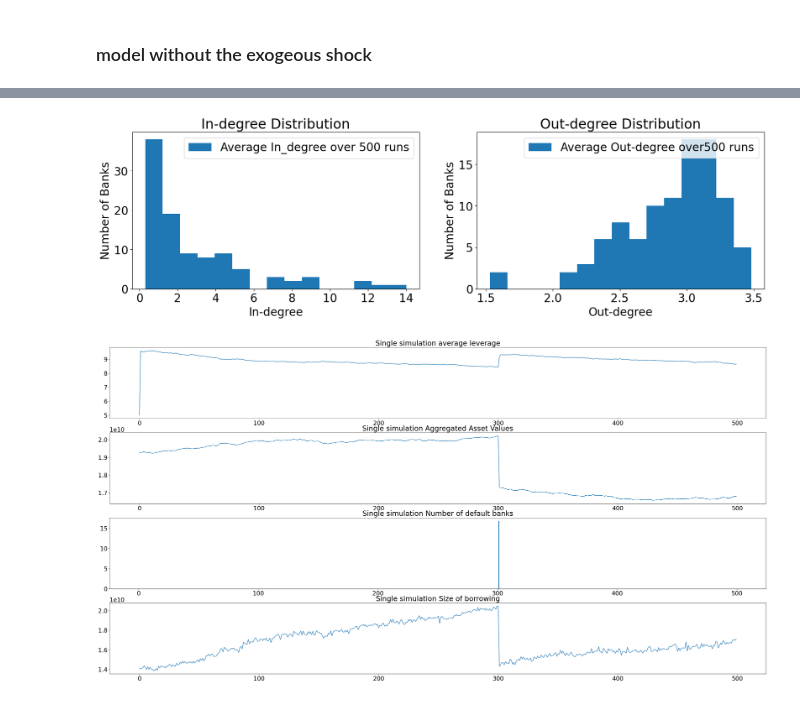
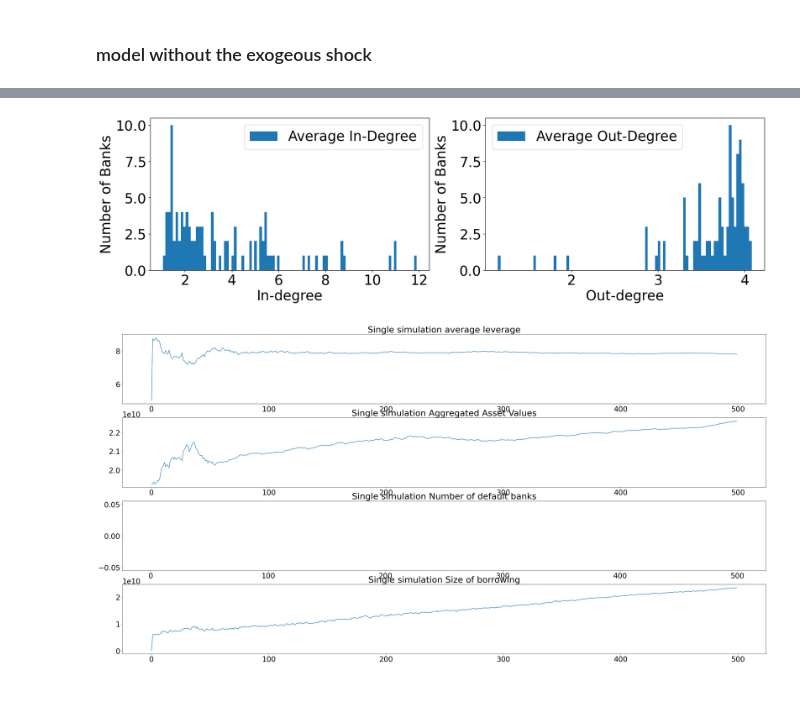
Before and after one commit to dongxulee/balanceSheet, a Jupyter notebook: bankingSystem.ipynb, the cells around one changed output, grey strips where cells are left out. Drawn from its saved outputs; the diff is of its cells as text; code cells hidden in the pictures.

Commit message:
base model

```diff
--- a/bankingSystem.ipynb
+++ b/bankingSystem.ipynb
@@ -10,8 +10,8 @@ warnings.filterwarnings('ignore')
 %load_ext autoreload
 %autoreload 2
 %pylab inline
-pylab.rcParams['figure.figsize'] = (10, 10)
-pylab.rcParams['font.size'] = 20
+pylab.rcParams['figure.figsize'] = (16, 8)
+pylab.rcParams['font.size'] = 25
 
 # start from here
 bankFile = "balanceSheetAnalysis/banksData_2022.csv"
@@ -20,7 +20,7 @@ params = {"banksFile" : bankFile, # csv file used to initialize the bank agents
                  "depositReserve": 0.2, # capital reserve as a ratio of deposit
                  "num_borrowing": 5, # number of borrowing request per bank per step
                  "sizeOfBorrowing": 1.0, # size of borrowing as a ratio of equity capital
-                 "concentrationParameter": np.load("concentrationParams.npy"), # concentration parameter for the dirichlet distribution
+                 "concentrationParameter": None, # np.load("concentrationParams.npy"), # concentration parameter for the dirichlet distribution
                  "num_banks": 100, # number of banks in the system
                  "alpha" : 0.5,    # portfolio recovery rate
                  "beta" : 0.9,     # interbank loan recovery rate
@@ -29,6 +29,6 @@ params = {"banksFile" : bankFile, # csv file used to initialize the bank agents
                  "returnVolatiliy" : 0.18,
                  "returnCorrelation" : 0.9,
                  "shockSize" : 10,       # size of the shock
-                 "shockDuration":[300,300] # time of the shock, [-1,-1] sugguests no shock
+                 "shockDuration":[-1,-1] # time of the shock, [-1,-1] sugguests no shock
                  }
 # %% [output]
@@ -36,7 +38,7 @@ Populating the interactive namespace from numpy and matplotlib
 # %% [markdown]
 ### model without the exogeous shock
 # %%
-numberOfRun = 100
+numberOfRun = 480
 simulationSteps = 500
 rCollection = multiRun(numberOfRun, params)
 # %% [output]
@@ -46,17 +55,20 @@ rCollection = multiRun(numberOfRun, params)
 # %%
+density = np.zeros((numberOfRun, simulationSteps))
 for i,r in enumerate(rCollection):
     if i == 0:
-        agentData, modelData = r
-        IndegreeCollection = np.array([(modelData["Liability Matrix"][j]>0).sum(axis=0) for j in range(simulationSteps)])
-        OutdegreeCollection = np.array([(modelData["Liability Matrix"][j]>0).sum(axis=1) for j in range(simulationSteps)])
+        agentData, modelData = r[0].copy(), r[1].copy()
+        IndegreeCollection = np.array([(modelData["Liability Matrix"][j]>0).sum(axis=0) for j in range(simulationSteps)], dtype=np.float64)
+        OutdegreeCollection = np.array([ (modelData["Liability Matrix"][j]>0).sum(axis=1) for j in range(simulationSteps)], dtype=np.float64)
     else:
-        a, m = r
+        a = r[0].copy()
+        m = r[1].copy()
         agentData += a
         modelData += m
-        IndegreeCollection += np.array([(m["Liability Matrix"][j]>0).sum(axis=0) for j in range(simulationSteps)])
-        OutdegreeCollection += np.array([(m["Liability Matrix"][j]>0).sum(axis=1) for j in range(simulationSteps)])
+        IndegreeCollection += np.array([(m["Liability Matrix"][j]>0).sum(axis=0) for j in range(simulationSteps)], dtype=np.float64)
+        OutdegreeCollection += np.array([ (m["Liability Matrix"][j]>0).sum(axis=1) for j in range(simulationSteps)], dtype=np.float64)
+    density[i] = np.array([(m["Liability Matrix"][j]>0).sum()/100/99 for j in range(simulationSteps)], dtype=np.float64)
 
 agentData /= len(rCollection)
 modelData /= len(rCollection)
-IndegreeCollection = IndegreeCollection/len(rCollection)
-OutdegreeCollection = OutdegreeCollection/len(rCollection)
+IndegreeCollection /= len(rCollection)
+OutdegreeCollection /= len(rCollection)
@@ -63,24 +88,22 @@ OutdegreeCollection = OutdegreeCollection/len(rCollection)
 # %%
 def plot_degree_distribution(t):
     fig, (ax1, ax2) = plt.subplots(1, 2)
     fig.set_size_inches(20, 5)
-    ax1.set_title("In-degree Distribution")
-    ax1.hist(IndegreeCollection[t], label="Average In_degree over " + str(simulationSteps) + " runs", bins=15)
+    ax1.hist(IndegreeCollection[t], label="Average In-Degree", bins=100)
     ax1.set_xlabel("In-degree")
     ax1.set_ylabel("Number of Banks")
     ax1.legend()
 
-    ax2.set_title("Out-degree Distribution")
-    ax2.hist(OutdegreeCollection[t], label="Average Out-degree over" + str(simulationSteps) + " runs", bins=15)
+    ax2.hist(OutdegreeCollection[t], label="Average Out-Degree", bins=100)
     ax2.set_xlabel("Out-degree")
     ax2.set_ylabel("Number of Banks")
     ax2.legend()
     plt.show()
 
 plot_degree_distribution(simulationSteps-1)
 # %% [output]
-[figure, old version]
+[figure, new version]
 # %%
 simulationMonitor(agentData, modelData, simulationSteps)
 # %% [output]
-[figure, old version]
+[figure, new version]
```
Also changed, not shown: parts of 5 cells of this notebook, 4 other files.
